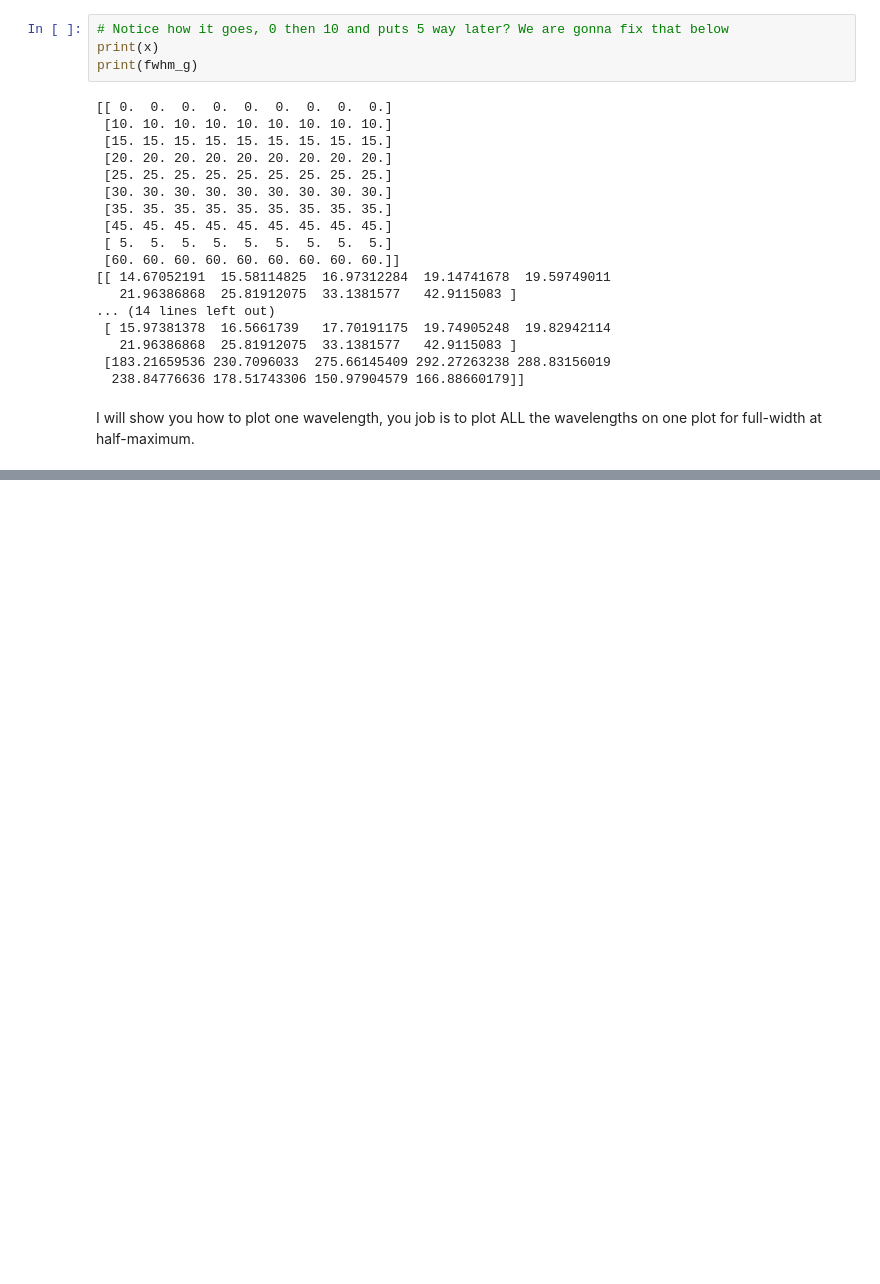
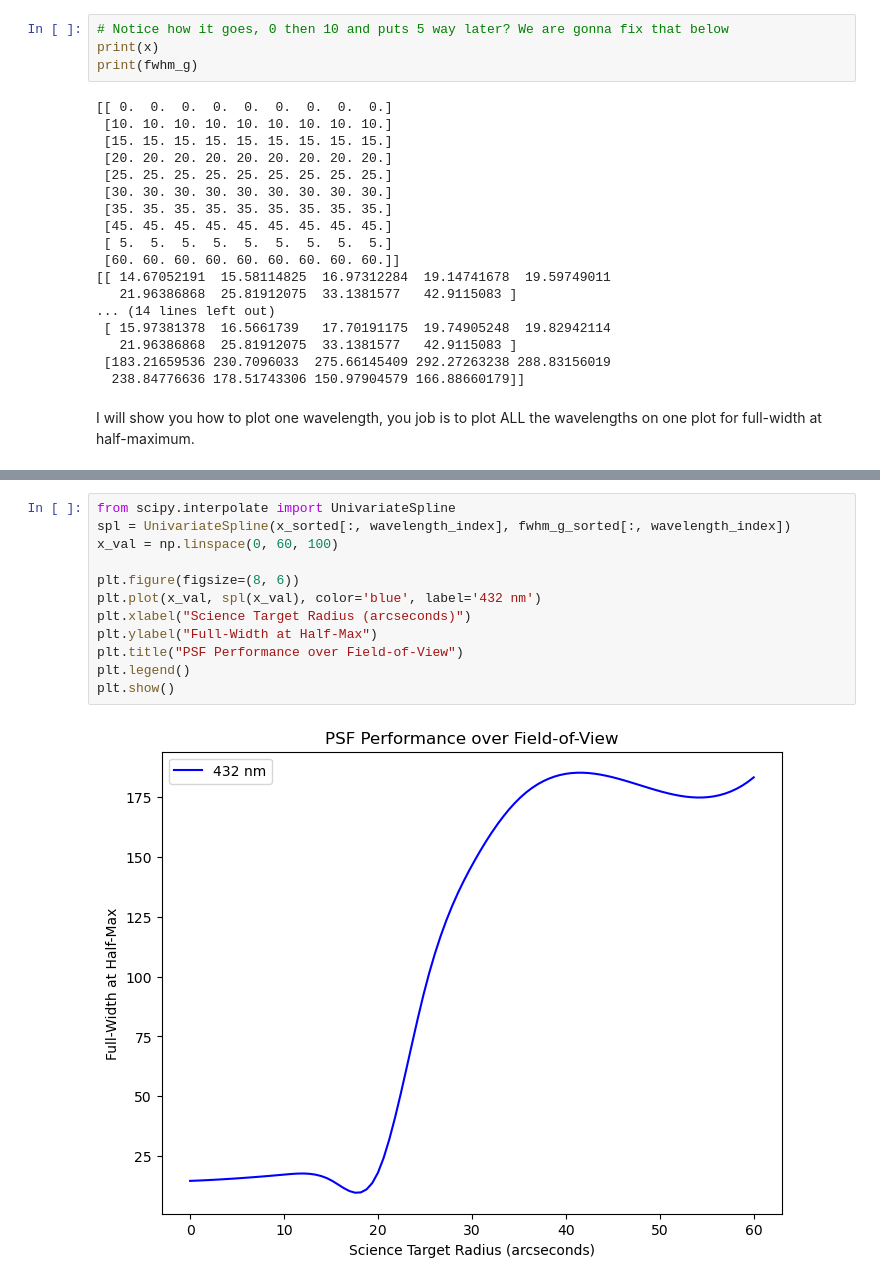
Before and after one commit to bpeck114/ulab_ao, a Jupyter notebook: plotting_many_psfs.ipynb, the cells around one changed output, grey strips where cells are left out. Drawn from its saved outputs; the diff is of its cells as text; blank space fills up the shorter version.

```diff
--- a/plotting_many_psfs.ipynb
+++ b/plotting_many_psfs.ipynb
@@ -198,0 +224,14 @@ plt.show()
+# %%
+from scipy.interpolate import UnivariateSpline
+spl = UnivariateSpline(x_sorted[:, wavelength_index], fwhm_g_sorted[:, wavelength_index])
+x_val = np.linspace(0, 60, 100)
+
+plt.figure(figsize=(8, 6))
+plt.plot(x_val, spl(x_val), color='blue', label='432 nm')
+plt.xlabel("Science Target Radius (arcseconds)")
+plt.ylabel("Full-Width at Half-Max")
+plt.title("PSF Performance over Field-of-View")
+plt.legend()
+plt.show()
+# %% [output]
+[figure, added]
```
Also changed, not shown: parts of 8 cells of this notebook.
